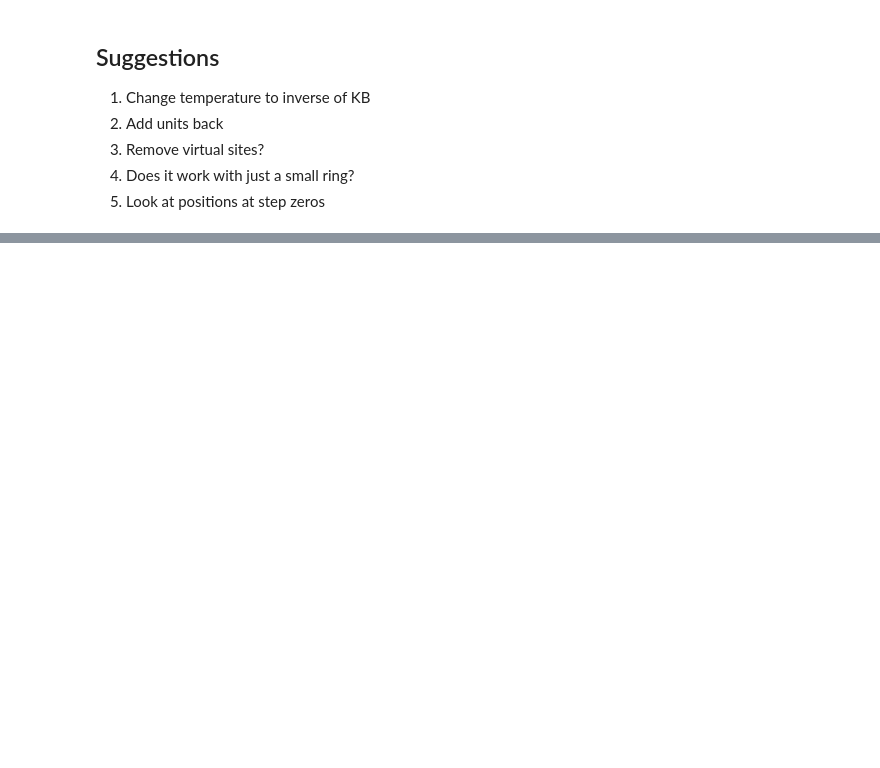
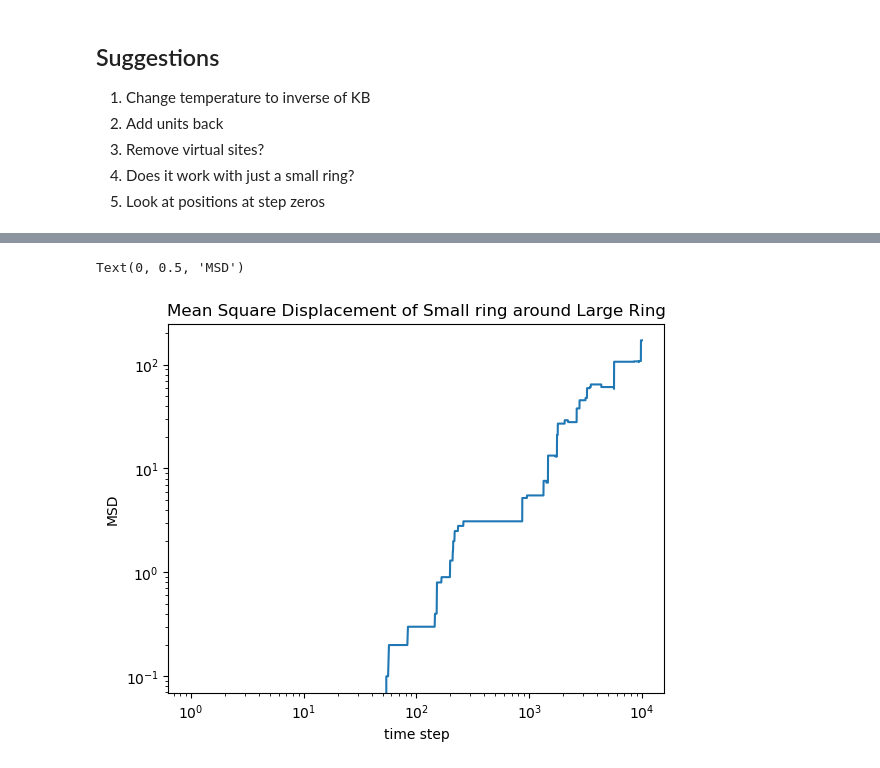
Before and after one commit to RyvalEnvy/NE452-catenane-simulations, a Jupyter notebook: Simulate Rings.ipynb, the cells around one changed output, grey strips where cells are left out. Cells and saved outputs as stored; diff of their text form; code cells hidden in the pictures; blank space fills up the shorter version.

```diff
--- a/Simulate Rings.ipynb
+++ b/Simulate Rings.ipynb
@@ -294,0 +336,9 @@ plt.plot(iters, angs)
+# %%
+plt.figure()
+plt.loglog(np.arange(10001),mean_square_displacements)
+plt.title("Mean Square Displacement of Small ring around Large Ring")
+plt.xlabel("time step")
+plt.ylabel("MSD")
+# %% [output]
+Text(0, 0.5, 'MSD')
+[figure, added]
```
Also changed, not shown: parts of 15 cells of this notebook, 1 other file.
